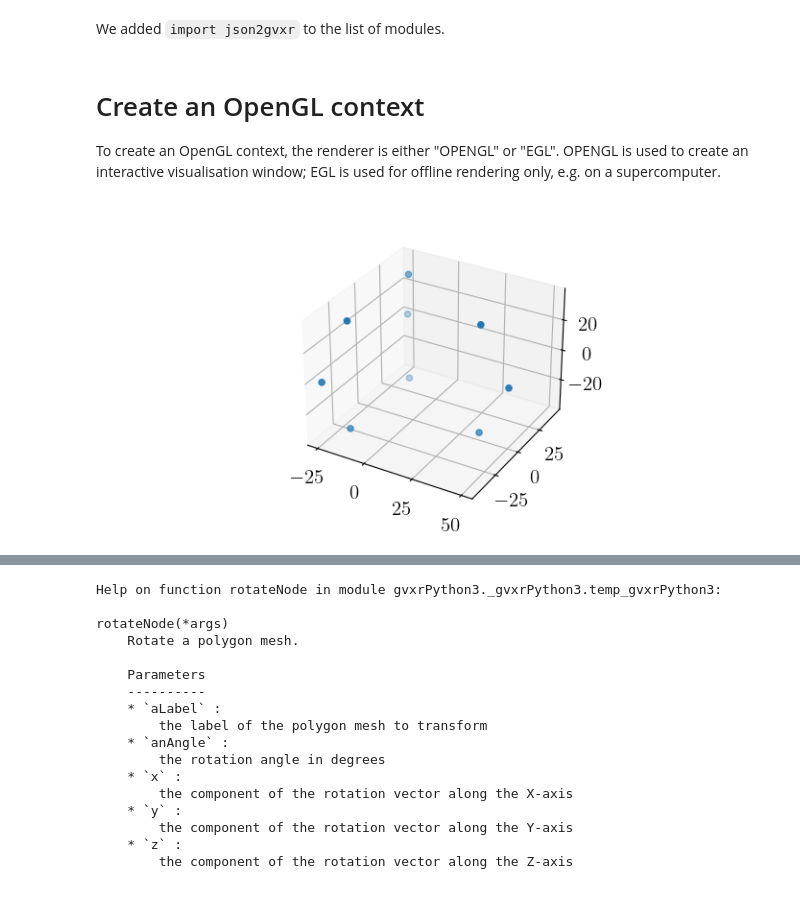
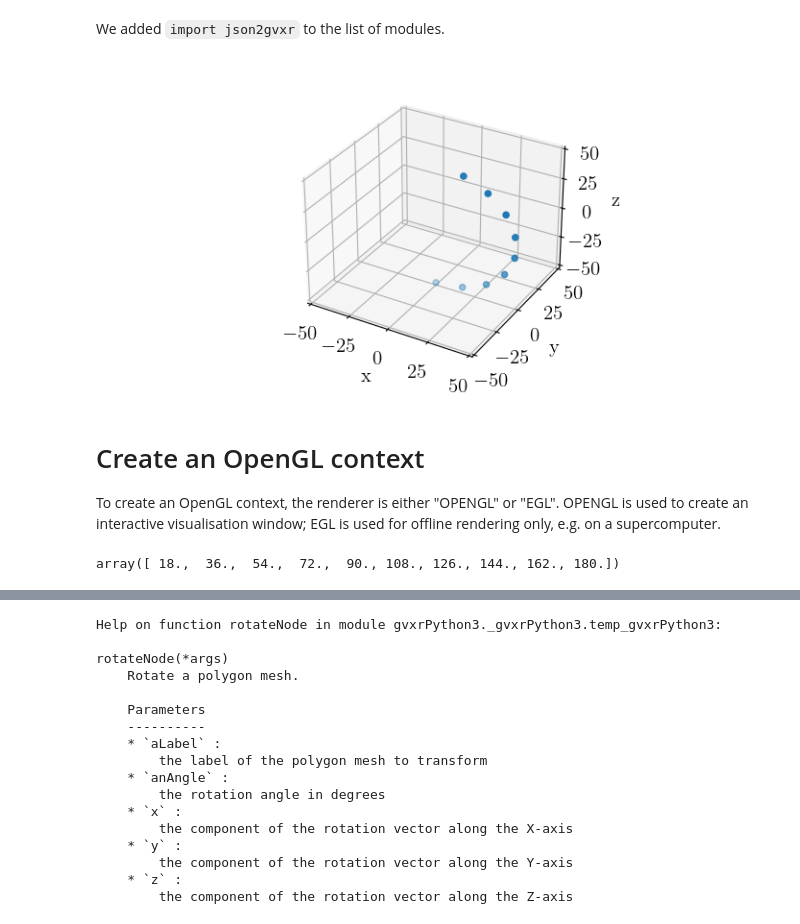
Before and after one commit to Junang-Wang/synthetic-ddsa, a Jupyter notebook: gVirtualXRay/Vessel_XRay/Vessel_Xray_json.ipynb, the cells around one changed output, grey strips where cells are left out. Drawn from its saved outputs; the diff is of its cells as text; code cells hidden in the pictures.

```diff
--- a/gVirtualXRay/Vessel_XRay/Vessel_Xray_json.ipynb
+++ b/gVirtualXRay/Vessel_XRay/Vessel_Xray_json.ipynb
@@ -27,31 +27,42 @@ Thu Apr 25 15:29:57 2024 (WW) Xpecgen is not installed either.
 # %% [markdown]
 We added `import json2gvxr` to the list of modules.
+# %%
+%matplotlib widget
+import matplotlib.pyplot as plt
+import numpy as np
+plt.rcParams["figure.figsize"] = [7.00, 3.50]
+plt.rcParams["figure.autolayout"] = True
+fig = plt.figure()
+ax = fig.add_subplot(projection='3d')
+r = 50
+
+phi_n = 1
+theta_n = 9
+phi = np.linspace(0, 2*np.pi, phi_n, endpoint=False)
+theta = np.linspace(np.pi/(theta_n), np.pi, theta_n, endpoint=True)
+# theta = np.linspace(0, 2*np.pi, theta_n, endpoint=True)
+# theta = np.pi/(theta_n+1) * np.ones(theta_n)
+u, v = np.meshgrid(phi, theta)
+x = r*np.cos(u) * np.sin(v)
+y = r*np.sin(u) * np.sin(v)
+z = r*np.cos(v)
+# ax.plot_surface(x, y, z, cmap=plt.cm.YlGnBu_r)
+ax.scatter(x,y,z)
+ax.set_xlabel('x')
+ax.set_ylabel('y')
+ax.set_zlabel('z')
+ax.set_xlim(-r,r)
+ax.set_ylim(-r,r)
+ax.set_zlim(-r,r)
+plt.show()
+# %% [output]
+[figure, added]
 # %% [markdown]
 # Create an OpenGL context
 
 To create an OpenGL context, the renderer is either "OPENGL" or "EGL".
 OPENGL is used to create an interactive visualisation window; EGL is used for offline rendering only, e.g. on a supercomputer.
-# %%
-%matplotlib widget
-import matplotlib.pyplot as plt
-import numpy as np
-plt.rcParams["figure.figsize"] = [7.00, 3.50]
-plt.rcParams["figure.autolayout"] = True
-fig = plt.figure()
-ax = fig.add_subplot(projection='3d')
-r = 50
-
-phi_n = 3
-theta_n = 3
-phi = np.linspace(0, 2*np.pi, phi_n, endpoint=False)
-theta = np.linspace(np.pi/(theta_n+1), np.pi, theta_n, endpoint=False)
-# theta = np.pi/(theta_n+1) * np.ones(theta_n)
-u, v = np.meshgrid(phi, theta)
-x = r*np.cos(u) * np.sin(v)
-y = r*np.sin(u) * np.sin(v)
-z = r*np.cos(v)
-# ax.plot_surface(x, y, z, cmap=plt.cm.YlGnBu_r)
-ax.scatter(x,y,z)
-plt.show()
-# %% [output]
-[figure, removed]
+# %%
+theta/np.pi*180
+# %% [output]
+array([ 18.,  36.,  54.,  72.,  90., 108., 126., 144., 162., 180.])
```
Also changed, not shown: parts of 5 cells of this notebook, 40 other files.
